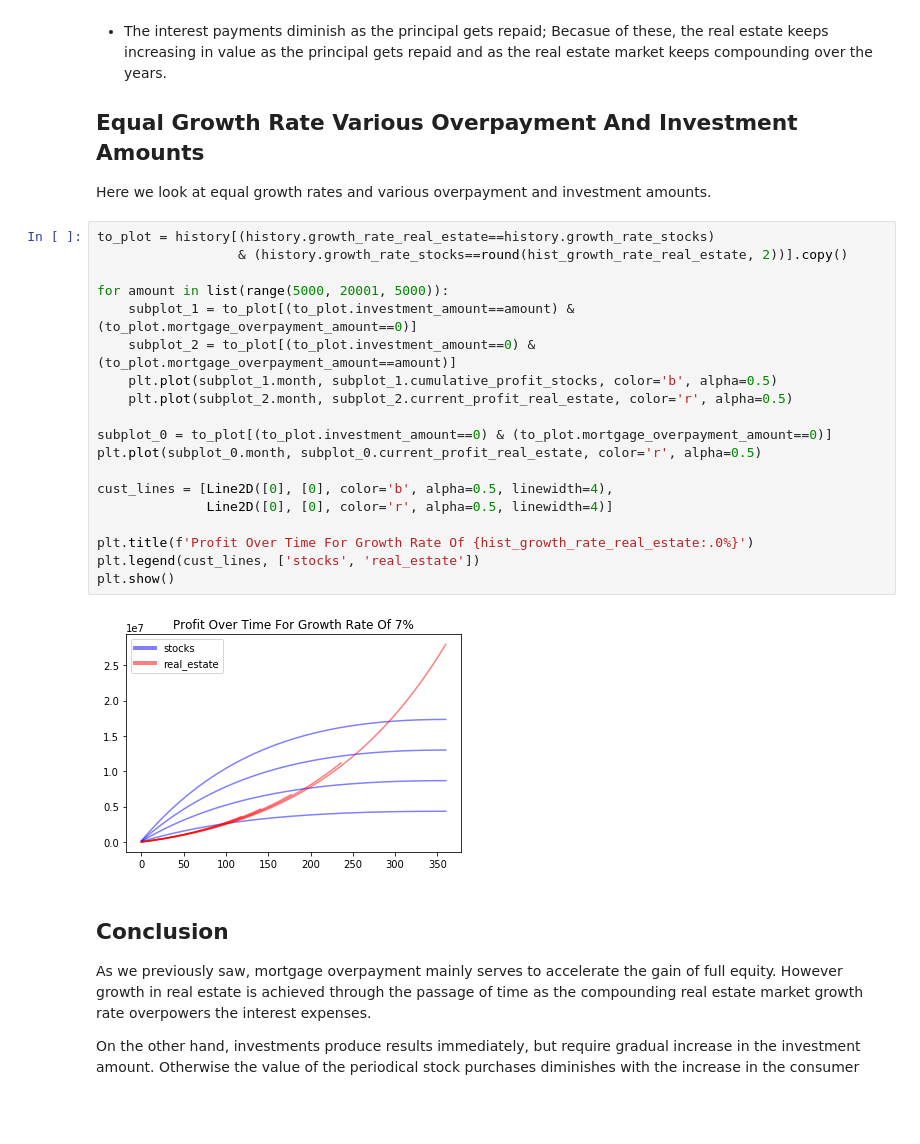
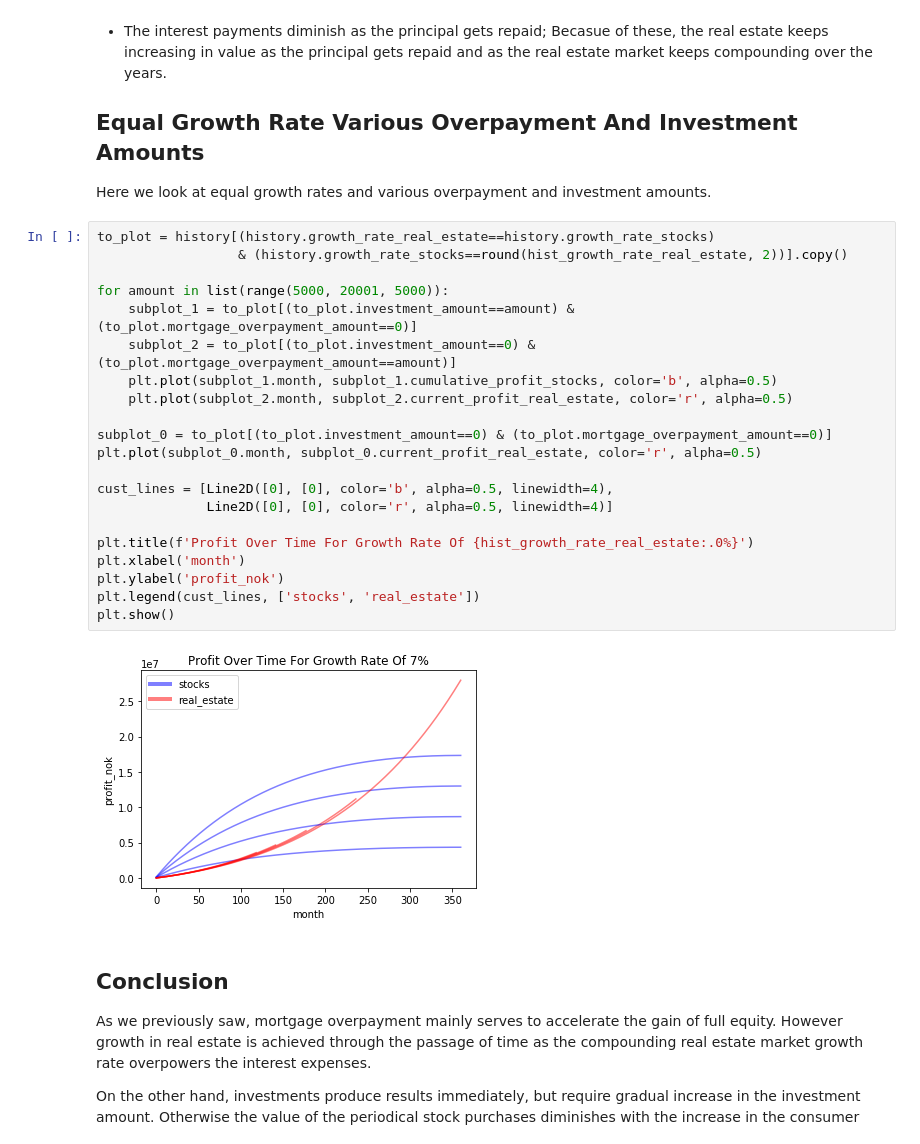
Before and after one commit to rossrco/real_estate_sim, a Jupyter notebook: analysis.ipynb, the cells around one changed output. Drawn from its saved outputs; the diff is of its cells as text; blank space fills up the shorter version.

```diff
--- a/analysis.ipynb
+++ b/analysis.ipynb
@@ -158,24 +162,26 @@ Here we look at equal growth rates and various overpayment and investment amount
 # %%
 to_plot = history[(history.growth_rate_real_estate==history.growth_rate_stocks)
                   & (history.growth_rate_stocks==round(hist_growth_rate_real_estate, 2))].copy()
 
 for amount in list(range(5000, 20001, 5000)):
     subplot_1 = to_plot[(to_plot.investment_amount==amount) & (to_plot.mortgage_overpayment_amount==0)]
     subplot_2 = to_plot[(to_plot.investment_amount==0) & (to_plot.mortgage_overpayment_amount==amount)]
     plt.plot(subplot_1.month, subplot_1.cumulative_profit_stocks, color='b', alpha=0.5)
     plt.plot(subplot_2.month, subplot_2.current_profit_real_estate, color='r', alpha=0.5)
 
 subplot_0 = to_plot[(to_plot.investment_amount==0) & (to_plot.mortgage_overpayment_amount==0)]
 plt.plot(subplot_0.month, subplot_0.current_profit_real_estate, color='r', alpha=0.5)
 
 cust_lines = [Line2D([0], [0], color='b', alpha=0.5, linewidth=4),
               Line2D([0], [0], color='r', alpha=0.5, linewidth=4)]
 
 plt.title(f'Profit Over Time For Growth Rate Of {hist_growth_rate_real_estate:.0%}')
+plt.xlabel('month')
+plt.ylabel('profit_nok')
 plt.legend(cust_lines, ['stocks', 'real_estate'])
 plt.show()
 # %% [output]
-[figure, old version]
+[figure, new version]
 # %% [markdown]
 ## Conclusion
 As we previously saw, mortgage overpayment mainly serves to accelerate the gain of full equity. However growth in real estate is achieved through the passage of time as the compounding real estate market growth rate overpowers the interest expenses.
```
Also changed, not shown: parts of 3 cells of this notebook, 2 other files.
